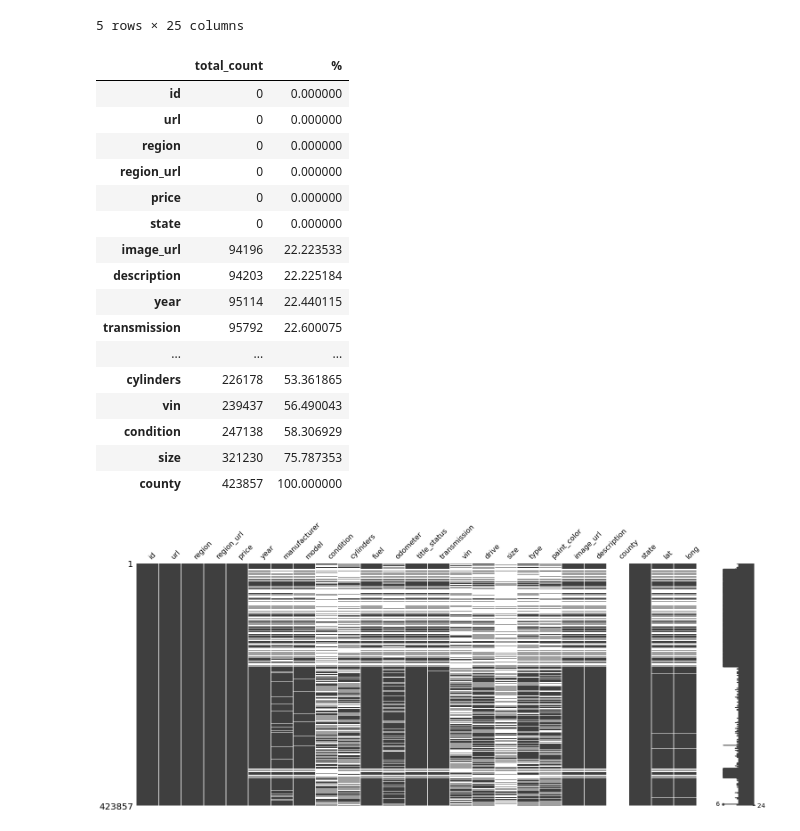
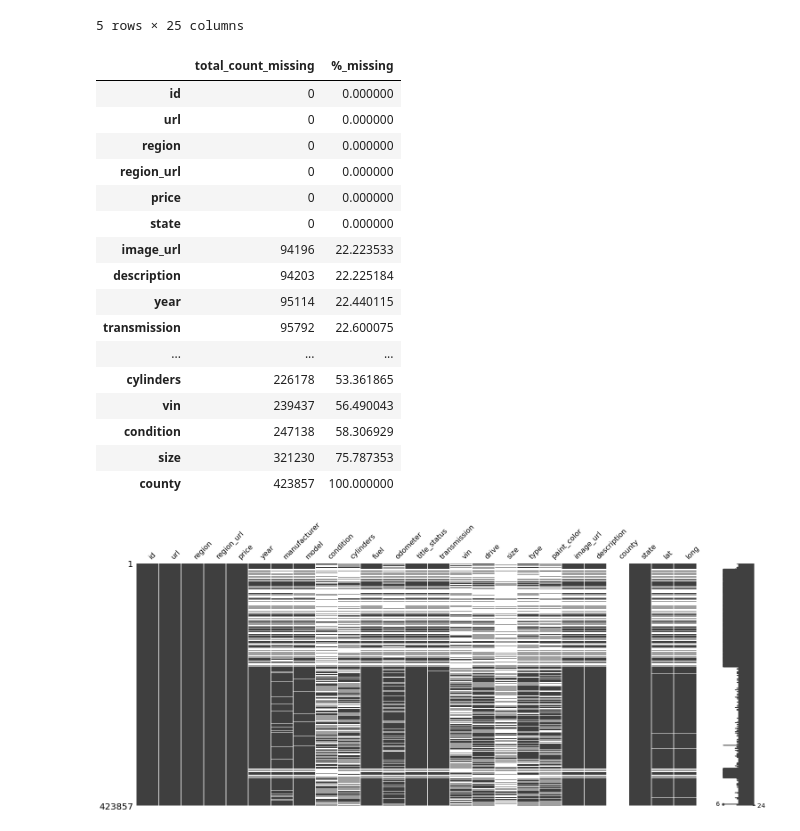
Before and after one commit to kmantha95/Predicting-Used-Car-Prices-CapstoneProject, a Jupyter notebook: predicting used car value - data wrangling.ipynb, the cells around one changed output. Saved outputs shown, nothing was run; the diff lists cells and outputs as text; code cells hidden in the pictures.

```diff
--- a/predicting used car value - data wrangling.ipynb
+++ b/predicting used car value - data wrangling.ipynb
@@ -55,15 +55,15 @@ vehicle_data.head()
 # %%
 #Count NaN's using .sum() and .isnull() in each column of vehicle_data.
 #Count the percent of missing values in each column by using .mean() * 100
 #Use pd.concat() to present sums and %s in single DataFrame
 #Assign column names using .columns ('total_count' and '%')
 #Order data using .sort_values()
 
 missing_data = pd.concat([vehicle_data.isnull().sum(), 100 * vehicle_data.isnull().mean()], axis=1)
-missing_data.columns=['total_count', '%']
-missing_data.sort_values(by=['total_count', '%'])
+missing_data.columns=['total_count_missing', '%_missing']
+missing_data.sort_values(by=['total_count_missing', '%_missing'])
 # %% [output]
-|  | total_count | % |
+|  | total_count_missing | %_missing |
 | id | 0 | 0.000000 |
 | url | 0 | 0.000000 |
 | region | 0 | 0.000000 |
```
Also changed, not shown: parts of 12 cells of this notebook.
